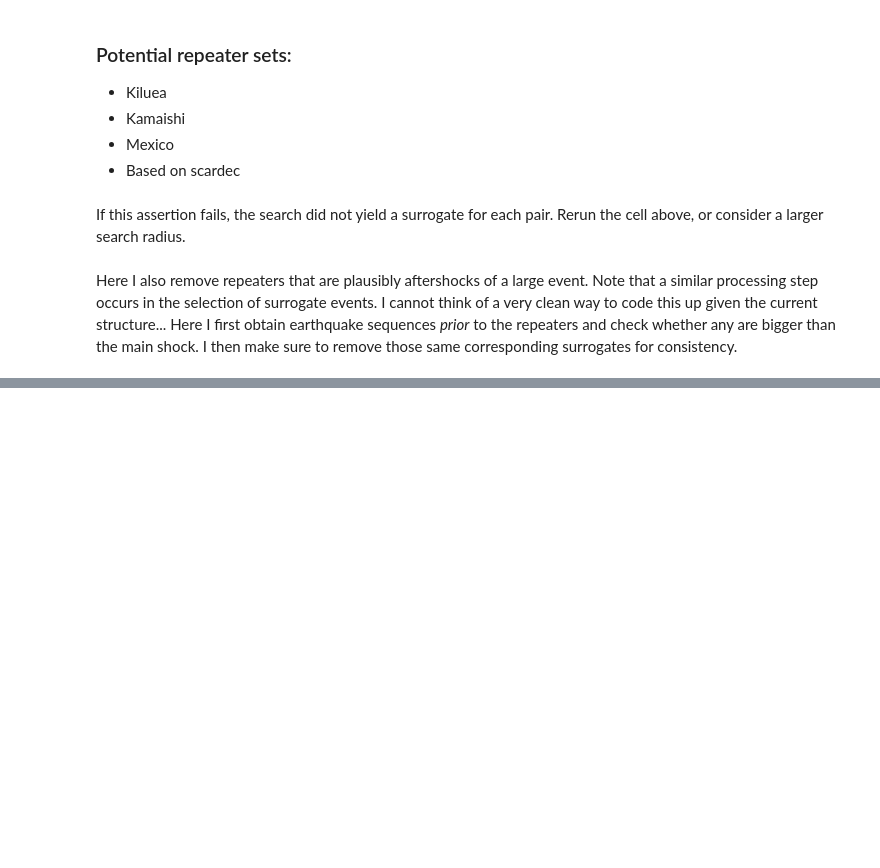
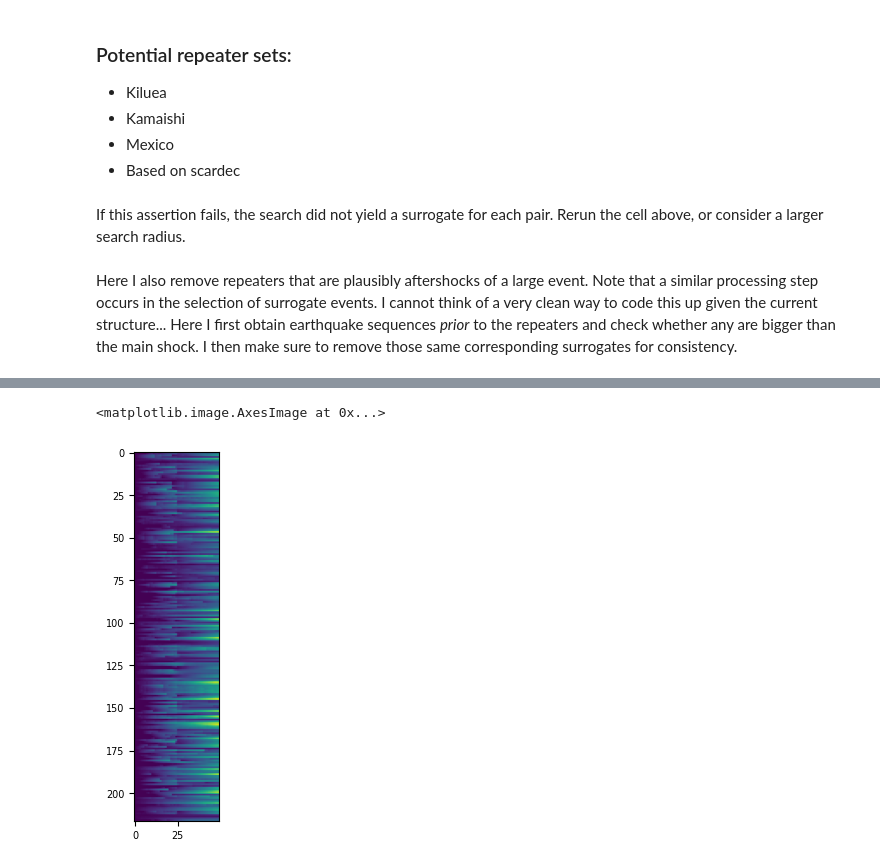
Before and after one commit to keliankaz/repeaters, a Jupyter notebook: repeaters_and_sequences.ipynb, the cells around one changed output, grey strips where cells are left out. Cells and saved outputs as stored; diff of their text form; code cells hidden in the pictures; blank space fills up the shorter version.

```diff
--- a/repeaters_and_sequences.ipynb
+++ b/repeaters_and_sequences.ipynb
@@ -246,6 +234,11 @@ for pair in dummy_sequences:
     else:
         count_for_comparison = min([len(seq1),len(seq2)])
         dummy_w_difference.append(wasserstein_distance(seq1.catalog.time[:count_for_comparison], seq2.catalog.time[:count_for_comparison]))
+# %%
+plt.imshow(spread)
+# %% [output]
+<matplotlib.image.AxesImage at 0x...>
+[figure, added]
 # %%
 plt.rcParams.update({'font.size': 7})
 quantile_range = [0.25,0.75]
```
Also changed, not shown: parts of 13 cells of this notebook, 4 other files.
